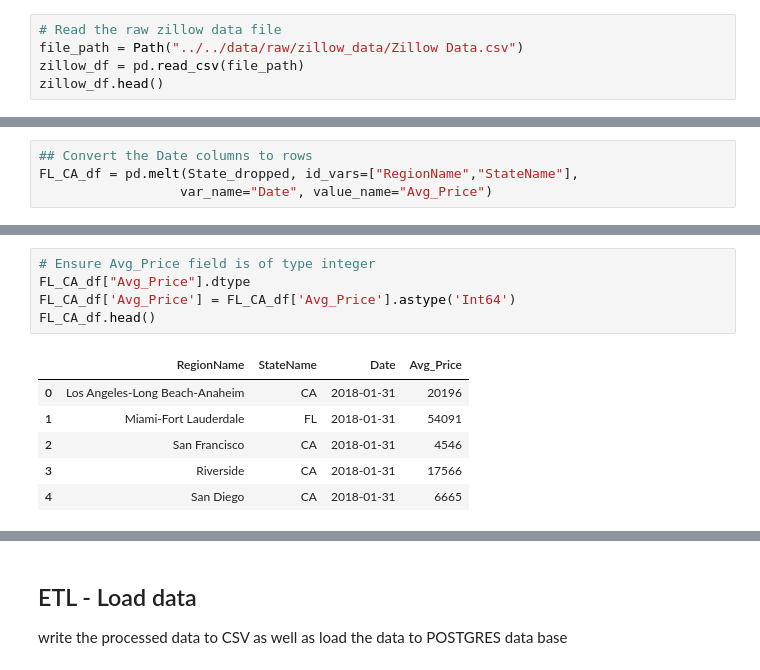
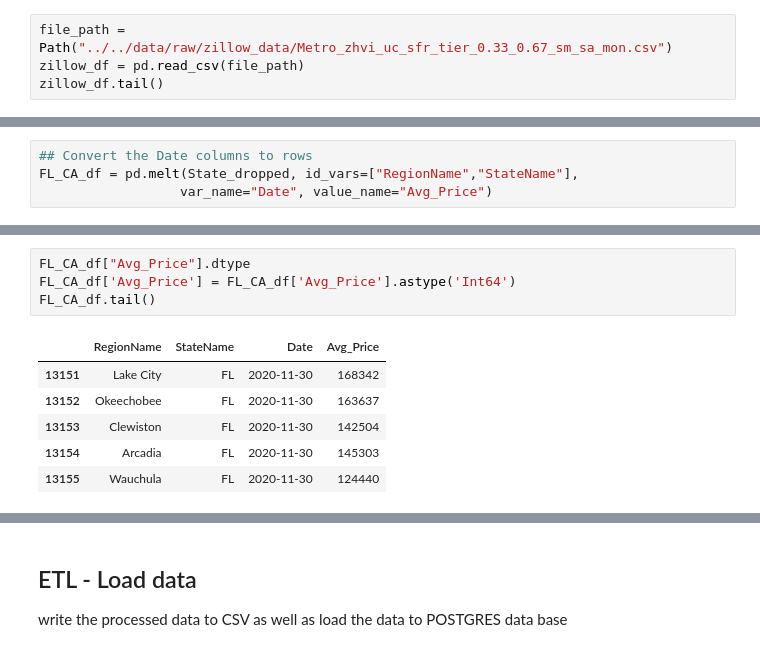
Before and after one commit to Jopinson/COVID19_Property_Pandemic, a Jupyter notebook: notebooks/ETL/ETL-Housing.ipynb, the cells around one changed output, grey strips where cells are left out. Drawn from its saved outputs; the diff is of its cells as text.

```diff
--- a/notebooks/ETL/ETL-Housing.ipynb
+++ b/notebooks/ETL/ETL-Housing.ipynb
@@ -5,8 +13,7 @@ from path import Path
 # %% [markdown]
 ## ETL - Extract Data
 # %%
-# Read the raw zillow data file
-file_path = Path("../../data/raw/zillow_data/Zillow Data.csv")
+file_path = Path("../../data/raw/zillow_data/Metro_zhvi_uc_sfr_tier_0.33_0.67_sm_sa_mon.csv")
 zillow_df = pd.read_csv(file_path)
-zillow_df.head()
+zillow_df.tail()
 # %% [output]
@@ -121,12 +128,11 @@ Name: RegionName, Length: 612, dtype: object
 # %%
-# Ensure Avg_Price field is of type integer
 FL_CA_df["Avg_Price"].dtype
 FL_CA_df['Avg_Price'] = FL_CA_df['Avg_Price'].astype('Int64')
-FL_CA_df.head()
+FL_CA_df.tail()
 # %% [output]
 |  | RegionName | StateName | Date | Avg_Price |
-| 0 | Los Angeles-Long Beach-Anaheim | CA | 2018-01-31 | 20196 |
-| 1 | Miami-Fort Lauderdale | FL | 2018-01-31 | 54091 |
-| 2 | San Francisco | CA | 2018-01-31 | 4546 |
-| 3 | Riverside | CA | 2018-01-31 | 17566 |
-| 4 | San Diego | CA | 2018-01-31 | 6665 |
+| 13151 | Lake City | FL | 2020-11-30 | 168342 |
+| 13152 | Okeechobee | FL | 2020-11-30 | 163637 |
+| 13153 | Clewiston | FL | 2020-11-30 | 142504 |
+| 13154 | Arcadia | FL | 2020-11-30 | 145303 |
+| 13155 | Wauchula | FL | 2020-11-30 | 124440 |
```
Also changed, not shown: parts of 14 cells of this notebook.
